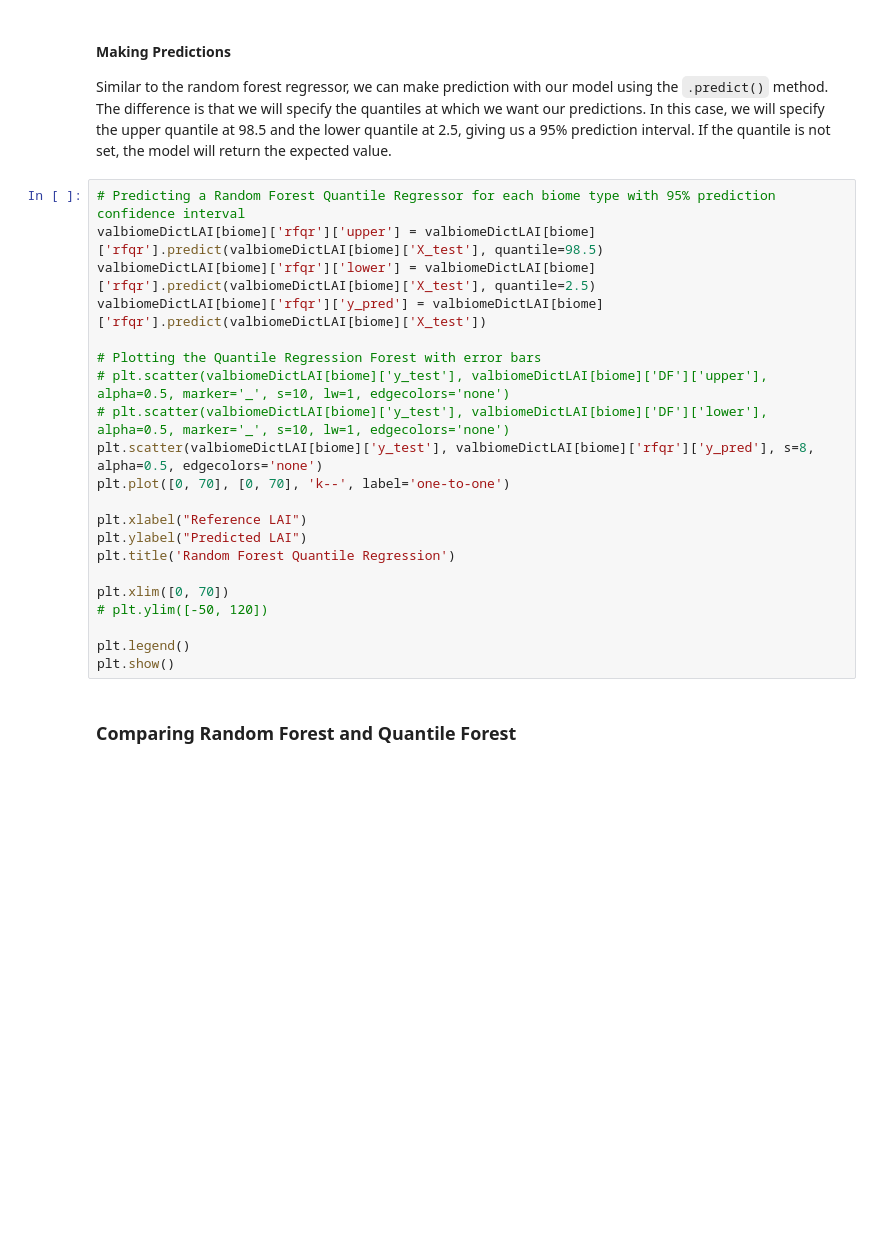
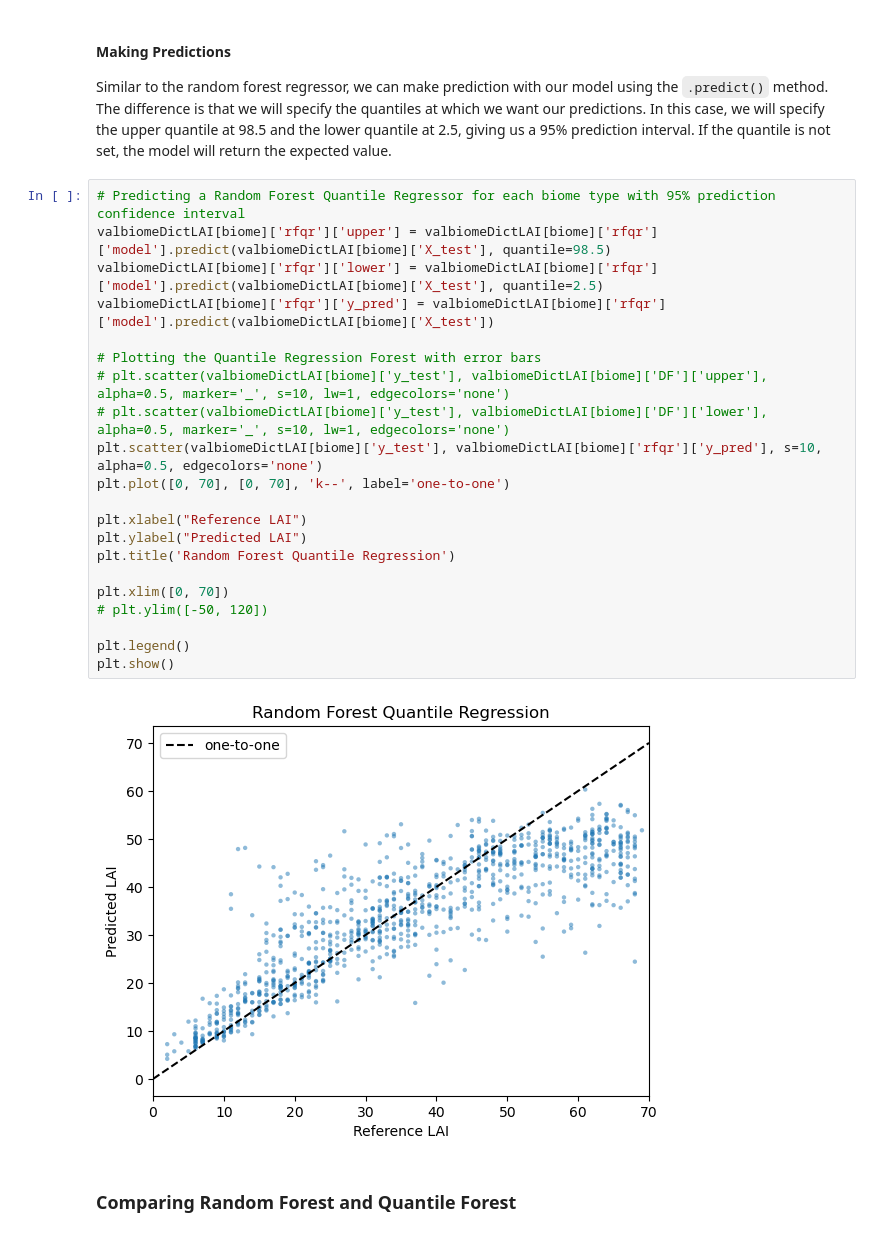
Before and after one commit to watermelonxx/WorkTerm-Winter2023, a Jupyter notebook: ModelingUncertainty/ModelingUncertainty.ipynb, the cells around one changed output. Drawn from its saved outputs; the diff is of its cells as text; blank space fills up the shorter version.

```diff
--- a/ModelingUncertainty/ModelingUncertainty.ipynb
+++ b/ModelingUncertainty/ModelingUncertainty.ipynb
@@ -136,25 +134,27 @@ KeyboardInterrupt:
 Similar to the random forest regressor, we can make prediction with our model using the `.predict()` method. The difference is that we will specify the quantiles at which we want our predictions. In this case, we will specify the upper quantile at 98.5 and the lower quantile at 2.5, giving us a 95% prediction interval. If the quantile is not set, the model will return the expected value.
 # %%
 # Predicting a Random Forest Quantile Regressor for each biome type with 95% prediction confidence interval
-valbiomeDictLAI[biome]['rfqr']['upper'] = valbiomeDictLAI[biome]['rfqr'].predict(valbiomeDictLAI[biome]['X_test'], quantile=98.5)
-valbiomeDictLAI[biome]['rfqr']['lower'] = valbiomeDictLAI[biome]['rfqr'].predict(valbiomeDictLAI[biome]['X_test'], quantile=2.5)
-valbiomeDictLAI[biome]['rfqr']['y_pred'] = valbiomeDictLAI[biome]['rfqr'].predict(valbiomeDictLAI[biome]['X_test'])
+valbiomeDictLAI[biome]['rfqr']['upper'] = valbiomeDictLAI[biome]['rfqr']['model'].predict(valbiomeDictLAI[biome]['X_test'], quantile=98.5)
+valbiomeDictLAI[biome]['rfqr']['lower'] = valbiomeDictLAI[biome]['rfqr']['model'].predict(valbiomeDictLAI[biome]['X_test'], quantile=2.5)
+valbiomeDictLAI[biome]['rfqr']['y_pred'] = valbiomeDictLAI[biome]['rfqr']['model'].predict(valbiomeDictLAI[biome]['X_test'])
 
 # Plotting the Quantile Regression Forest with error bars
 # plt.scatter(valbiomeDictLAI[biome]['y_test'], valbiomeDictLAI[biome]['DF']['upper'], alpha=0.5, marker='_', s=10, lw=1, edgecolors='none')
 # plt.scatter(valbiomeDictLAI[biome]['y_test'], valbiomeDictLAI[biome]['DF']['lower'], alpha=0.5, marker='_', s=10, lw=1, edgecolors='none')
-plt.scatter(valbiomeDictLAI[biome]['y_test'], valbiomeDictLAI[biome]['rfqr']['y_pred'], s=8, alpha=0.5, edgecolors='none')
+plt.scatter(valbiomeDictLAI[biome]['y_test'], valbiomeDictLAI[biome]['rfqr']['y_pred'], s=10, alpha=0.5, edgecolors='none')
 plt.plot([0, 70], [0, 70], 'k--', label='one-to-one')
 
 plt.xlabel("Reference LAI")
 plt.ylabel("Predicted LAI")
 plt.title('Random Forest Quantile Regression')
 
 plt.xlim([0, 70])
 # plt.ylim([-50, 120])
 
 plt.legend()
 plt.show()
+# %% [output]
+[figure, added]
 # %% [markdown]
 ### Comparing Random Forest and Quantile Forest
 # %%
```
Also changed, not shown: parts of 22 cells of this notebook.
